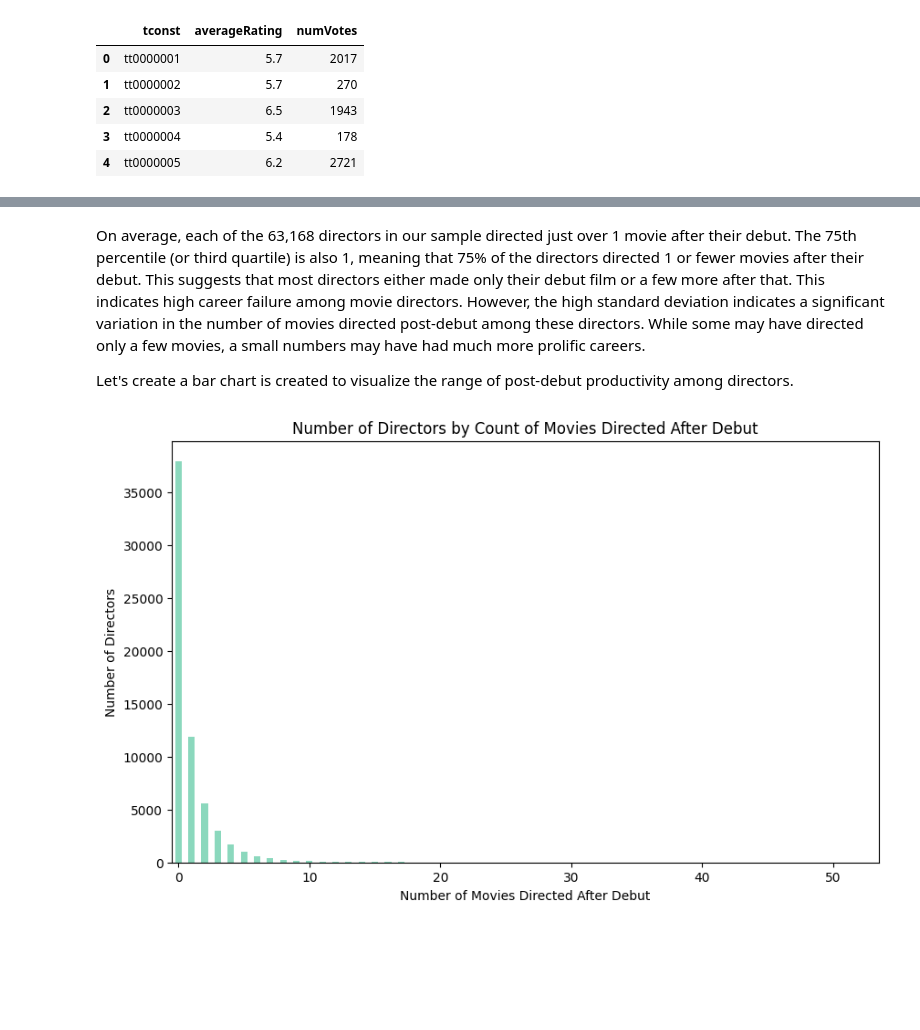
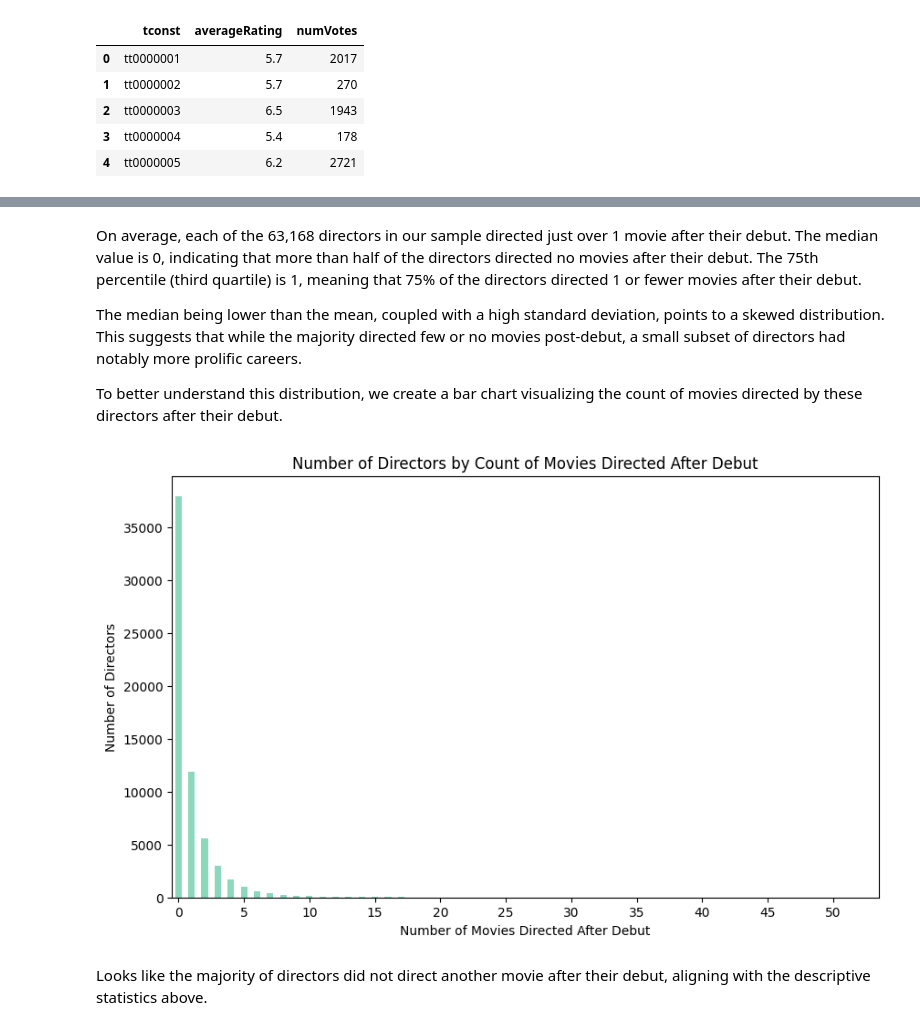
Before and after one commit to nhunguyen0901/SocialNetworks_CareerLongevity, a Jupyter notebook: Phase_1_Tracking_Movie_Directors_Career.ipynb, the cells around one changed output, grey strips where cells are left out. Saved outputs shown, nothing was run; the diff lists cells and outputs as text; code cells hidden in the pictures; blank space fills up the shorter version.

```diff
--- a/Phase_1_Tracking_Movie_Directors_Career.ipynb
+++ b/Phase_1_Tracking_Movie_Directors_Career.ipynb
@@ -288,16 +301,21 @@ To track the number of movies directed post-debut for each director, we create a
 # %%
-# Initialize a DataFrame with all first-time directors with zero movies after debut
-all_directors = directors_full_filmography[['nconst', 'firstYear']].drop_duplicates()
-all_directors['movies_directed_after_first'] = 0
+# Initialize a DataFrame to analyze the post-debut career of directors
+# This DataFrame includes the unique identifier for each director ('nconst') and their first movie year
+post_debut_director_movies = directors_full_filmography[['nconst', 'firstYear']].drop_duplicates()
 
-# Filter to keep only the movies directed after the first movie
-movies_after_first = directors_full_filmography[directors_full_filmography['startYear'] > directors_full_filmography['firstYear']]
+# Initially assume all directors have directed zero movies after their debut
+# This assumption will be updated based on the actual data
+post_debut_director_movies['movies_directed_after_first'] = 0
 
-# Group by director and count the number of movies
-movies_count_after_first = movies_after_first.groupby('nconst').size()
+# Filter the full filmography to include only movies directed after the director's first movie
+# This helps in focusing on the directors' career progression after their debut
+movies_after_debut = directors_full_filmography[directors_full_filmography['startYear'] > directors_full_filmography['firstYear']]
 
-# Update the count in all_directors DataFrame
-all_directors.set_index('nconst', inplace=True)
-all_directors.loc[movies_count_after_first.index, 'movies_directed_after_first'] = movies_count_after_first
-all_directors.reset_index(inplace=True)
+# Group the data by director and count the number of movies directed after their debut
+movies_count_after_debut = movies_after_debut.groupby('nconst').size()
+
+# Update the DataFrame with the actual count of movies directed after the first movie
+post_debut_director_movies.set_index('nconst', inplace=True)
+post_debut_director_movies.loc[movies_count_after_debut.index, 'movies_directed_after_first'] = movies_count_after_debut
+post_debut_director_movies.reset_index(inplace=True)
 # %% [markdown]
@@ -317,29 +336,29 @@ Name: movies_directed_after_first, dtype: float64
 # %% [markdown]
-On average, each of the 63,168 directors in our sample directed just over 1 movie after their debut. The 75th percentile (or third quartile) is also 1, meaning that 75% of the directors directed 1 or fewer movies after their debut. This suggests that most directors either made only their debut film or a few more after that. This indicates high career failure among movie directors. However, the high standard deviation indicates a significant variation in the number of movies directed post-debut among these directors. While some may have directed only a few movies, a small numbers may have had much more prolific careers.
+On average, each of the 63,168 directors in our sample directed just over 1 movie after their debut. The median value is 0, indicating that more than half of the directors directed no movies after their debut. The 75th percentile (third quartile) is 1, meaning that 75% of the directors directed 1 or fewer movies after their debut.
 
-Let's create a bar chart is created to visualize the range of post-debut productivity among directors.
+The median being lower than the mean, coupled with a high standard deviation, points to a skewed distribution. This suggests that while the majority directed few or no movies post-debut, a small subset of directors had notably more prolific careers.
+
+To better understand this distribution, we create a bar chart visualizing the count of movies directed by these directors after their debut.
 # %%
-# Count how many directors have each number of post-debut movies
-director_counts_by_movie_number = all_directors['movies_directed_after_first'].value_counts().sort_index()
-
-# Create a bar chart
+# Create a bar chart to visualize the number of movies directed by first-time directors after their debut
 plt.figure(figsize=(10, 6))
+director_counts_by_movie_number = post_debut_director_movies['movies_directed_after_first'].value_counts().sort_index()
 director_counts_by_movie_number.plot(kind='bar', color='#8BD8BD')
 
 # Adding labels and title
 plt.title('Number of Directors by Count of Movies Directed After Debut')
 plt.xlabel('Number of Movies Directed After Debut')
 plt.ylabel('Number of Directors')
 
-# Adjust x-axis to show labels for every 10 movies
-# Keep the x-axis labels horizontal for readability
-xticks = range(0, len(director_counts_by_movie_number), 10)
+# Adjust the x-axis to show labels for every 5 movies for better readability
+xticks = range(0, len(director_counts_by_movie_number), 5)
 plt.xticks(ticks=xticks, labels=[str(i) for i in xticks], rotation=0)
 
-
 plt.show()
 # %% [output]
-[figure, old version]
+[figure, new version]
+# %% [markdown]
+Looks like the majority of directors did not direct another movie after their debut, aligning with the descriptive statistics above.
 # %% [markdown]
 ## Background pre-debut
 
```
Also changed, not shown: parts of 33 cells of this notebook, 2 other files.
